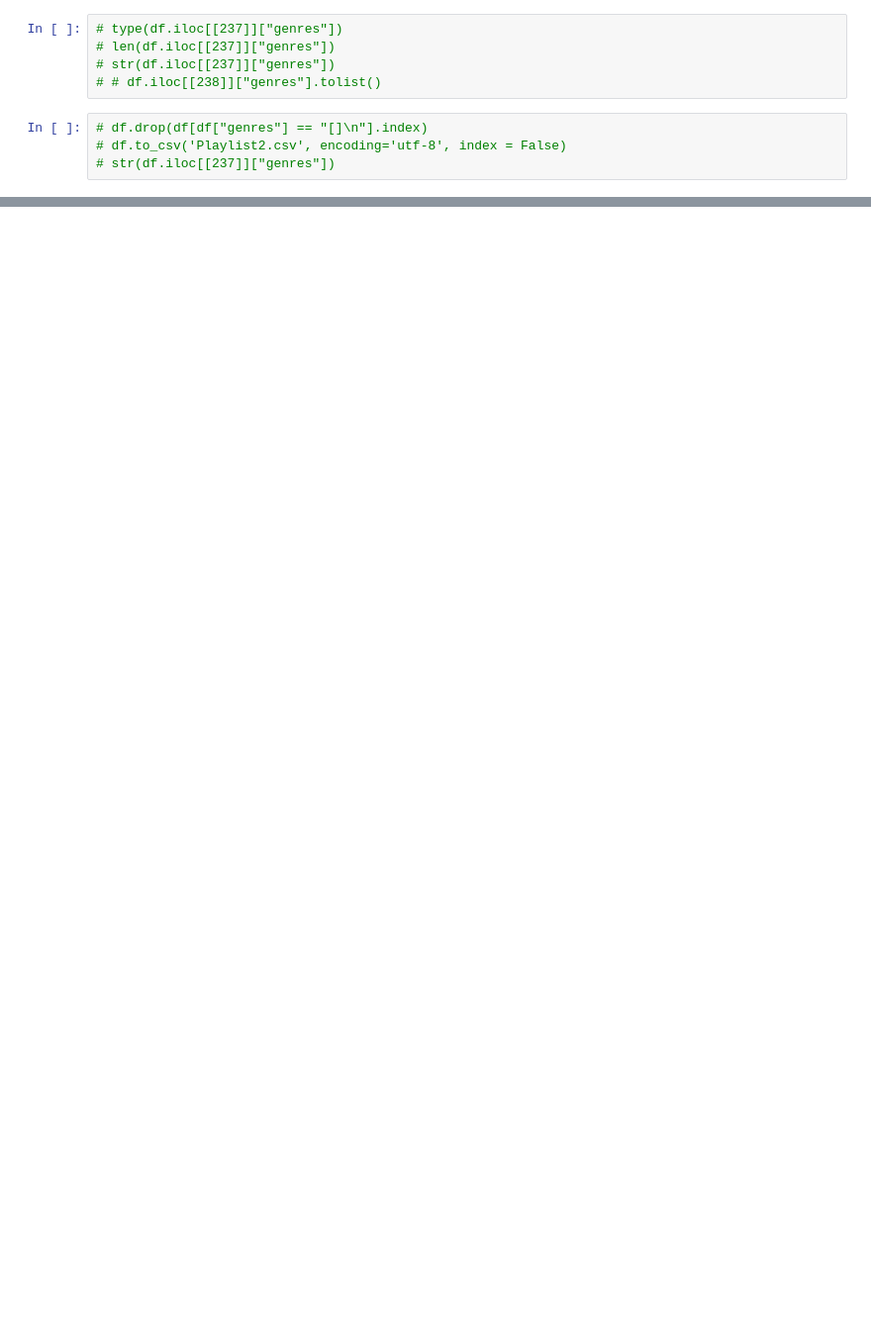
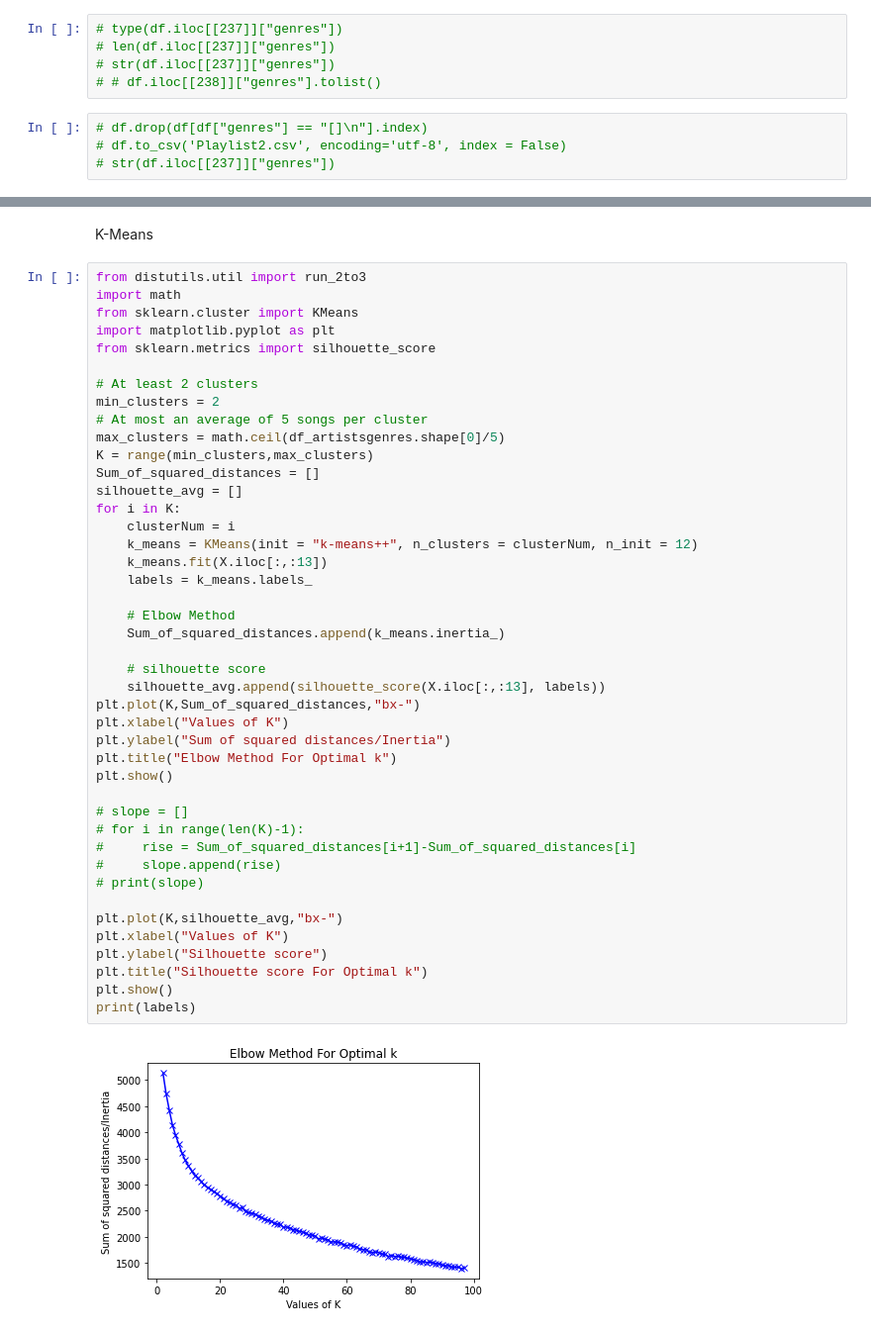
Before and after one commit to mbidu/Spotify_Playlist_Generator, a Jupyter notebook: song_collection.ipynb, the cells around one changed output, grey strips where cells are left out. Shown: that part at 99% size. Saved outputs shown, nothing was run; the diff lists cells and outputs as text; blank space fills up the shorter version.

Commit message:
adding clustering

```diff
--- a/song_collection.ipynb
+++ b/song_collection.ipynb
@@ -187,0 +293,47 @@ df[["song","artists","genres","Cluster"]].head(5)
+# %% [markdown]
+K-Means
+# %%
+from distutils.util import run_2to3
+import math
+from sklearn.cluster import KMeans
+import matplotlib.pyplot as plt
+from sklearn.metrics import silhouette_score
+
+# At least 2 clusters
+min_clusters = 2
+# At most an average of 5 songs per cluster
+max_clusters = math.ceil(df_artistsgenres.shape[0]/5)
+K = range(min_clusters,max_clusters)
+Sum_of_squared_distances = []
+silhouette_avg = []
+for i in K:
+    clusterNum = i
+    k_means = KMeans(init = "k-means++", n_clusters = clusterNum, n_init = 12)
+    k_means.fit(X.iloc[:,:13])
+    labels = k_means.labels_
+
+    # Elbow Method
+    Sum_of_squared_distances.append(k_means.inertia_)
+
+    # silhouette score
+    silhouette_avg.append(silhouette_score(X.iloc[:,:13], labels))
+plt.plot(K,Sum_of_squared_distances,"bx-")
+plt.xlabel("Values of K")
+plt.ylabel("Sum of squared distances/Inertia")
+plt.title("Elbow Method For Optimal k")
+plt.show()
+
+# slope = []
+# for i in range(len(K)-1):
+#     rise = Sum_of_squared_distances[i+1]-Sum_of_squared_distances[i]
+#     slope.append(rise)
+# print(slope)
+
+plt.plot(K,silhouette_avg,"bx-")
+plt.xlabel("Values of K")
+plt.ylabel("Silhouette score")
+plt.title("Silhouette score For Optimal k")
+plt.show()
+print(labels)
+# %% [output]
+[figure, added]
```
Also changed, not shown: parts of 20 cells of this notebook, 7 other files.
